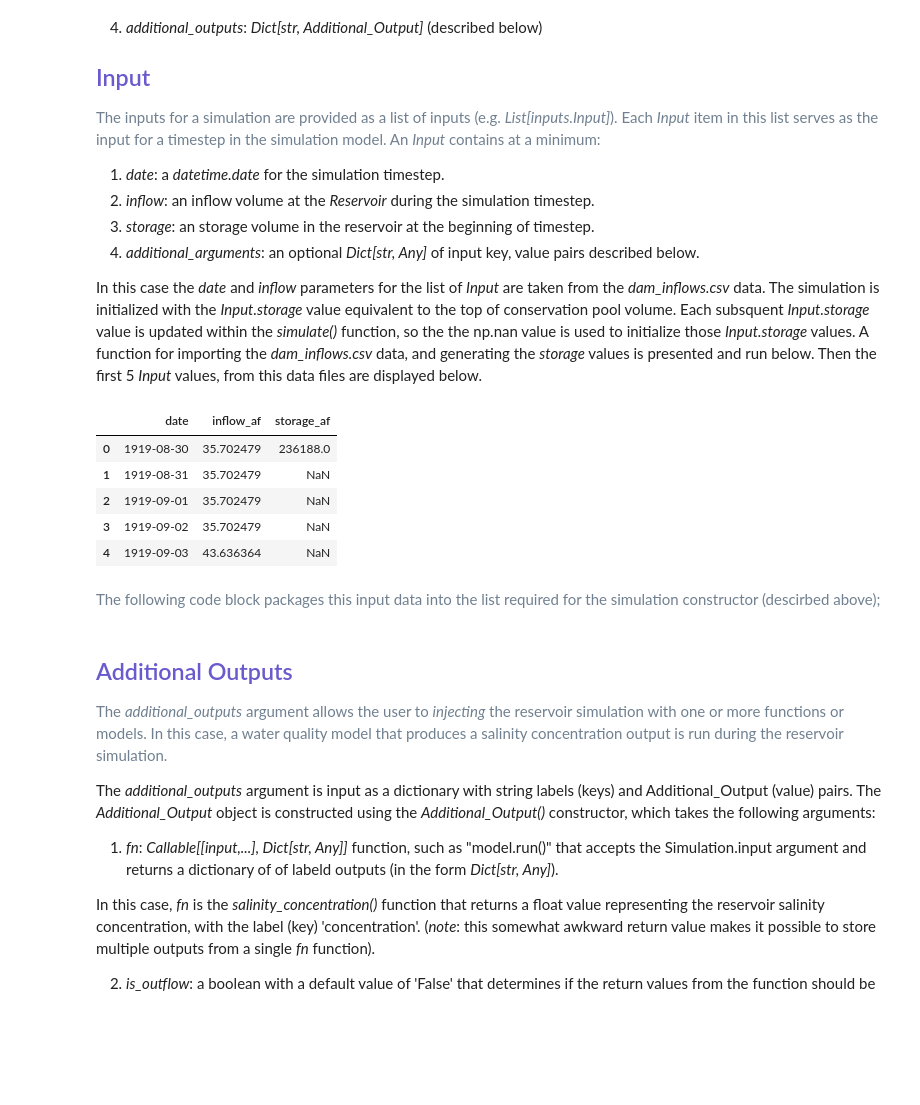
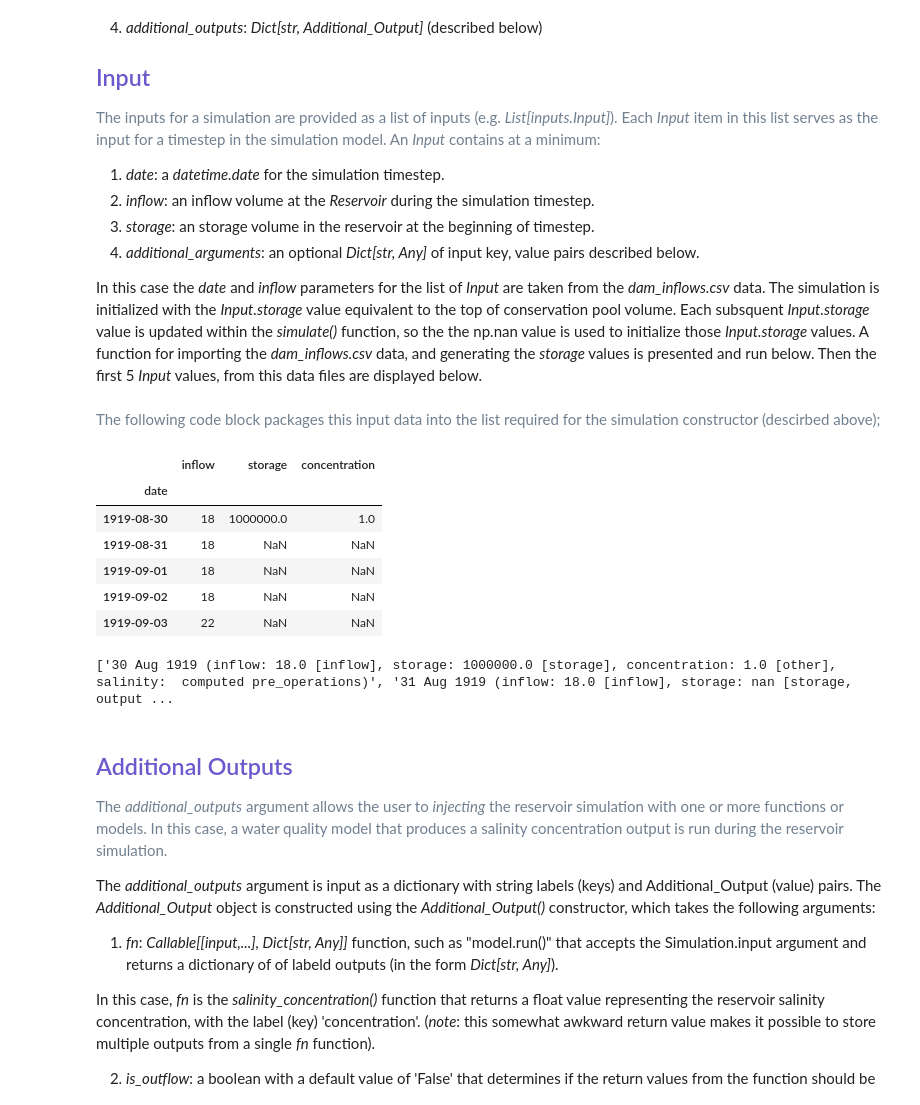
Before and after one commit to JohnRushKucharski/old-canteen, a Jupyter notebook: src/examples/wilson.ipynb, the cells around one changed output. Drawn from its saved outputs; the diff is of its cells as text; code cells hidden in the pictures; blank space fills up the shorter version.

```diff
--- a/src/examples/wilson.ipynb
+++ b/src/examples/wilson.ipynb
@@ -272,25 +275,26 @@ def salinity_concentration(input: data.Input, base_concentration: float = 1.7, d
 4. _additional_arguments_: an optional _Dict[str, Any]_ of input key, value pairs described below. </li>
 
 In this case the _date_ and _inflow_ parameters for the list of _Input_ are taken from the _dam_inflows.csv_ data. The simulation is initialized with the _Input.storage_ value equivalent to the top of conservation pool volume. Each subsquent _Input.storage_ value is updated within the _simulate()_ function, so the the np.nan value is used to initialize those _Input.storage_ values. A function for importing the _dam_inflows.csv_ data, and generating the _storage_ values is presented and run below. Then the first 5 _Input_ values, from this data files are displayed below.
-# %%
-def import_wilson_csv(path: str, initial_storage: float) -> pd.DataFrame:
-    df = pd.read_csv(path, header=0, names=['_', 'date', 'inflow_cfs', '__'], skiprows=[1, 2, 3], skipinitialspace=True,
-                     usecols=['date', 'inflow_cfs'], dtype={'inflow_cfs': float}, parse_dates=True)
-    df.dropna(axis='rows', inplace=True)
-    df.reset_index(drop=True, inplace =True)
-    df['date'] = pd.to_datetime([x.rsplit(',', maxsplit=1)[0] for x in df['date'].to_list()])
-    df['inflow_af'] = [(x * utilities.days_to_sec(1) * utilities.cf_to_af(1)) for x in df.inflow_cfs.to_numpy()]
-    df['storage_af'] = np.concatenate(([initial_storage], np.full(df.shape[0] - 1, np.nan)))
-    df.drop(columns=['inflow_cfs'], inplace=True)
-    return df
-wilson_input_data = import_wilson_csv(data_folder + 'dam_inflows.csv', rating_map.inverse_f(top_conservation_elev_ft))
-wilson_input_data.head()
-# %% [output]
-|  | date | inflow_af | storage_af |
-| 0 | 1919-08-30 | 35.702479 | 236188.0 |
-| 1 | 1919-08-31 | 35.702479 | NaN |
-| 2 | 1919-09-01 | 35.702479 | NaN |
-| 3 | 1919-09-02 | 35.702479 | NaN |
-| 4 | 1919-09-03 | 43.636364 | NaN |
 # %% [markdown]
 <font color=slategray>The following code block packages this input data into the list required for the simulation constructor (descirbed above);
+# %%
+from pathlib import Path
+path = Path(f'/Users/johnkucharski/Documents/data/usace/ks/dam_inflows.csv').resolve()
+inputs = pd.read_csv(path, skiprows=[1, 2, 3], usecols=[1, 2], parse_dates=True)
+inputs.columns = inputs.columns.str.replace(" ","")
+inputs.rename(columns={'Date/Time': 'date', 'WILSONDAMFLOW-INEXTENDED': 'inflow'}, inplace=True)
+inputs.date = [x.rsplit(',', maxsplit=1)[0] for x in inputs.date.to_numpy()]
+inputs.date = pd.to_datetime(inputs.date.to_numpy())
+inputs = inputs[inputs.inflow.apply(lambda x: x.isnumeric())].set_index('date')
+inputs.inflow = pd.to_numeric(inputs.inflow)
+inputs['storage'] = [1000000 if t == 0 else float('nan') for t in range(len(inputs))]
+inputs['concentration'] = [1 if t == 0 else float('nan') for t in range(len(inputs))]
+inputs.head()
+# %% [output]
+|  | inflow | storage | concentration |
+| date |  |  |  |
+| 1919-08-30 | 18 | 1000000.0 | 1.0 |
+| 1919-08-31 | 18 | NaN | NaN |
+| 1919-09-01 | 18 | NaN | NaN |
+| 1919-09-02 | 18 | NaN | NaN |
+| 1919-09-03 | 22 | NaN | NaN |
@@ -297 +303,7 @@ wilson_input_data.head()
+# %%
+ts = TimeSeries.from_dataframe(inputs, outputs)
+msgs = [ts.timesteps[t].print(verbose=True) for t in range(5)]
+print(msgs)
+# %% [output]
+['30 Aug 1919 (inflow: 18.0 [inflow], storage: 1000000.0 [storage], concentration: 1.0 [other], salinity:  computed pre_operations)', '31 Aug 1919 (inflow: 18.0 [inflow], storage: nan [storage, output ...
 # %%
```
Also changed, not shown: parts of 31 cells of this notebook, 8 other files.
